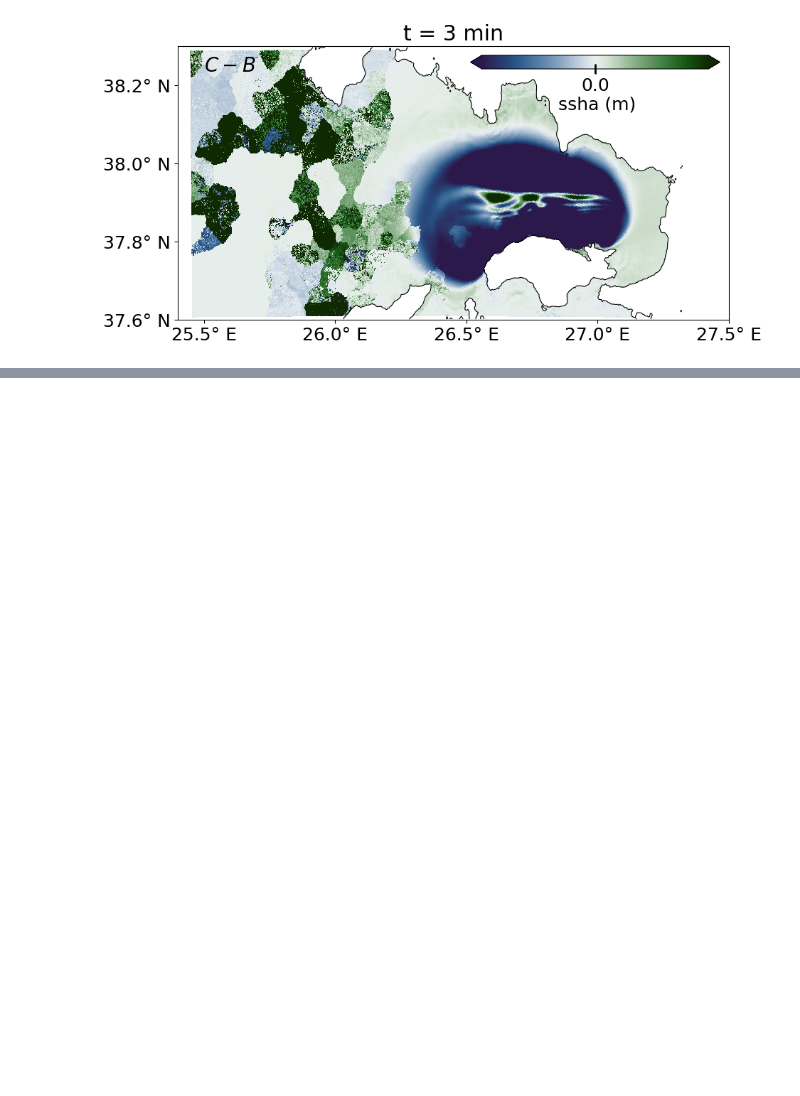
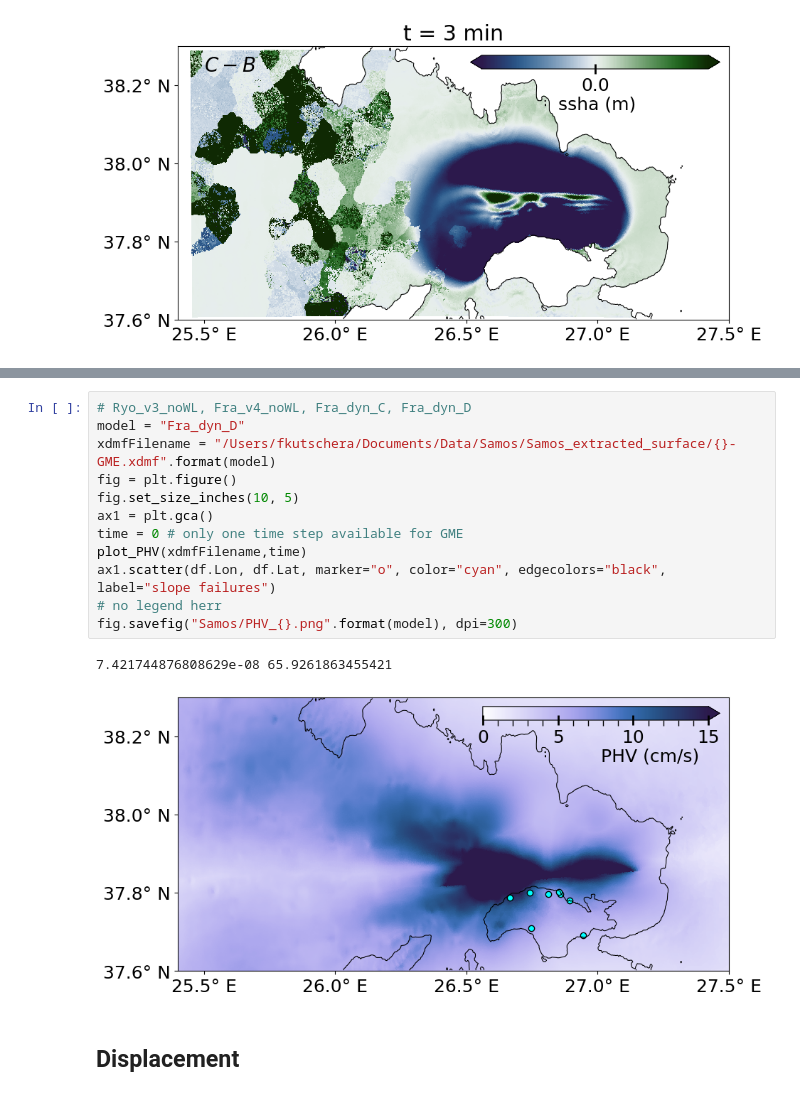
Before and after one commit to fabian-kutschera/Scripts4Processing, a Jupyter notebook: plot_SeisSol_Samos.ipynb, the cells around one changed output, grey strips where cells are left out. Drawn from its saved outputs; the diff is of its cells as text; blank space fills up the shorter version.

```diff
--- a/plot_SeisSol_ssha.ipynb
+++ b/plot_SeisSol_Samos.ipynb
@@ -349,0 +462,17 @@ Number of time steps in total: 3
+# %%
+# Ryo_v3_noWL, Fra_v4_noWL, Fra_dyn_C, Fra_dyn_D
+model = "Fra_dyn_D"
+xdmfFilename = "/Users/fkutschera/Documents/Data/Samos/Samos_extracted_surface/{}-GME.xdmf".format(model)
+fig = plt.figure()
+fig.set_size_inches(10, 5)
+ax1 = plt.gca()
+time = 0 # only one time step available for GME
+plot_PHV(xdmfFilename,time)
+ax1.scatter(df.Lon, df.Lat, marker="o", color="cyan", edgecolors="black", label="slope failures")
+# no legend herr
+fig.savefig("Samos/PHV_{}.png".format(model), dpi=300)
+# %% [output]
+7.421744876808629e-08 65.9261863455421
+[figure, added]
+# %% [markdown]
+## Displacement
```
Also changed, not shown: parts of 14 cells of this notebook, 8 other files.
